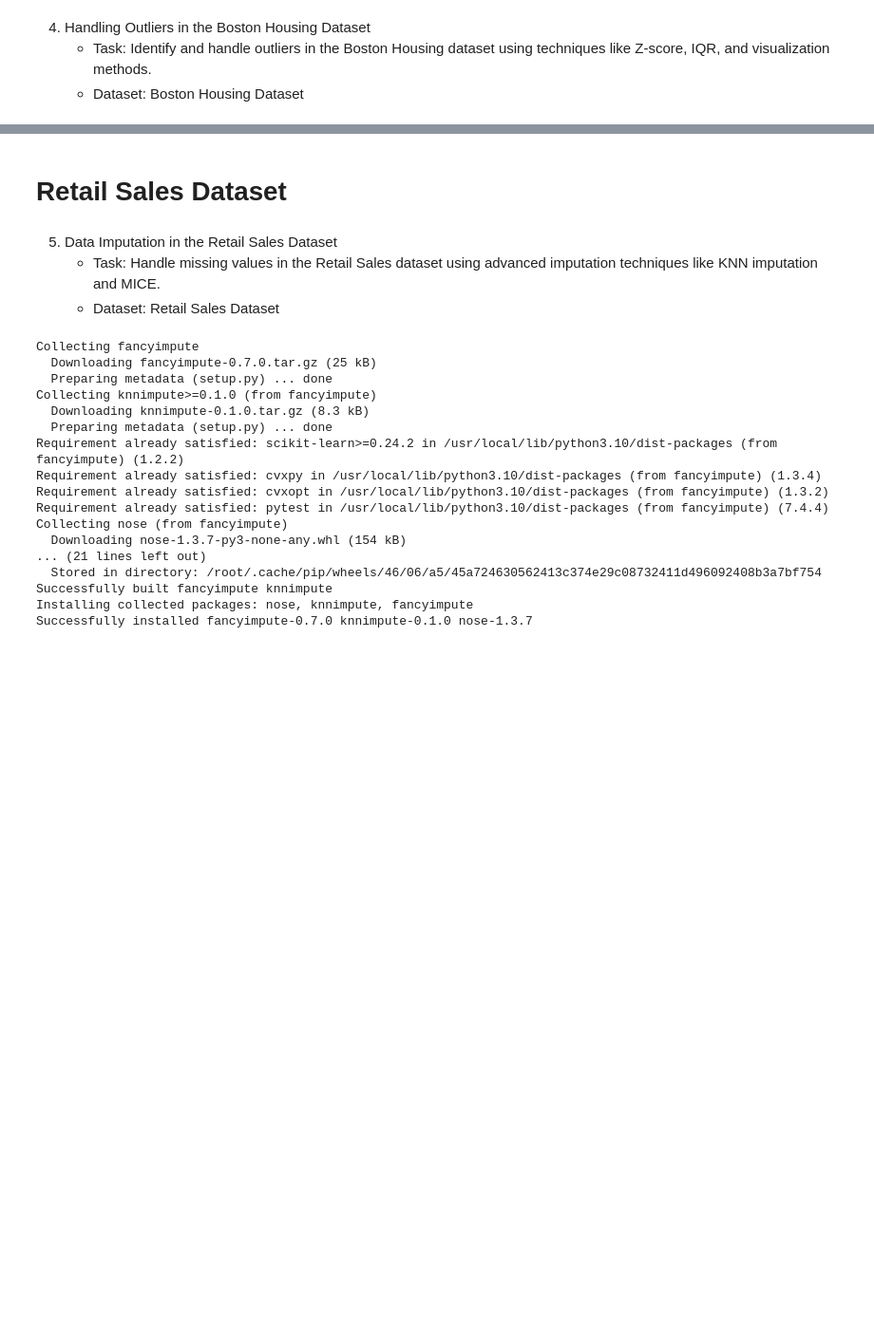
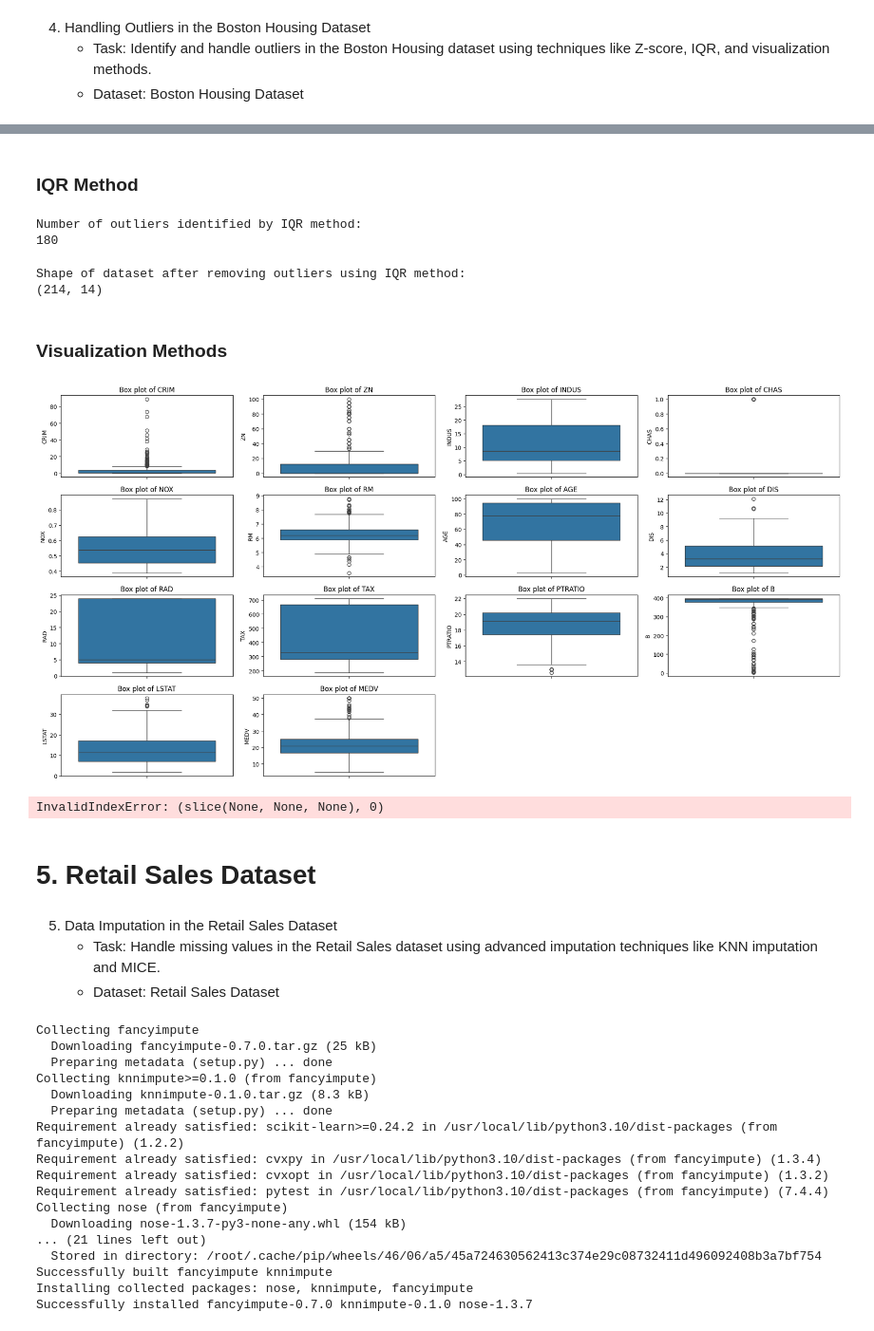
Before and after one commit to Ahmed-Islam-AI/100DaysOfBytewise, a Jupyter notebook: Solutions/Task 10 Solution/Data_Preprocessing_Task_10.ipynb, the cells around one changed output, grey strips where cells are left out. Shown at 95% size. Cells and saved outputs as stored; diff of their text form; code cells hidden in the pictures; blank space fills up the shorter version.

```diff
--- a/Solutions/Task 10 Solution/Data_Preprocessing_Task_10.ipynb
+++ b/Solutions/Task 10 Solution/Data_Preprocessing_Task_10.ipynb
@@ -348,0 +351,3 @@ plt.show()
+# %%
+# Load the Boston Housing dataset
+df = pd.read_csv('/content/HousingData.csv')
@@ -348,0 +393,2 @@ plt.show()
+# %%
+df = df.dropna()
@@ -348,0 +418,2 @@ plt.show()
+# %% [markdown]
+### IQR Method
@@ -349,5 +424,47 @@ plt.show()
+# %%
+outliers_iqr = ((df < (Q1 - 1.5 * IQR)) | (df > (Q3 + 1.5 * IQR))).sum(axis=1)
+print("\nNumber of outliers identified by IQR method:")
+print((outliers_iqr > 0).sum())
+# %% [output]
+Number of outliers identified by IQR method:
+180
+# %%
+# Remove Outliers using IQR
+df_no_outliers_iqr = df[~((df < (Q1 - 1.5 * IQR)) | (df > (Q3 + 1.5 * IQR))).any(axis=1)]
+print("\nShape of dataset after removing outliers using IQR method:")
+print(df_no_outliers_iqr.shape)
+# %% [output]
+Shape of dataset after removing outliers using IQR method:
+(214, 14)
+# %% [markdown]
+### Visualization Methods
+# %%
+plt.figure(figsize=(20, 10))
+for i, col in enumerate(df.columns, 1):
+    plt.subplot(4, 4, i)
+    sns.boxplot(df[col])
+    plt.title(f'Box plot of {col}')
+plt.tight_layout()
+plt.show()
+# %% [output]
+[figure, added]
+# %%
+df_replaced_outliers_z = df.copy()   #copy of the datasets
+
+
+for col in df.columns:
+    # Calculate the median for the current column
+    median = df_replaced_outliers_z[col].median()
+
+    # Get the index for the current column
+    col_index = df.columns.get_loc(col)
+
+    # Replace outliers with the median
+    df_replaced_outliers_z[col] = np.where(z_scores[:, col_index] > 3, median, df_replaced_outliers_z[col])
+# %% [output]
+InvalidIndexError: (slice(None, None, None), 0)
 # %% [markdown]
-# Retail Sales Dataset
+# 5. Retail Sales Dataset
 # %% [markdown]
 
 5. Data Imputation in the Retail Sales Dataset
```
Also changed, not shown: parts of 56 cells of this notebook.
